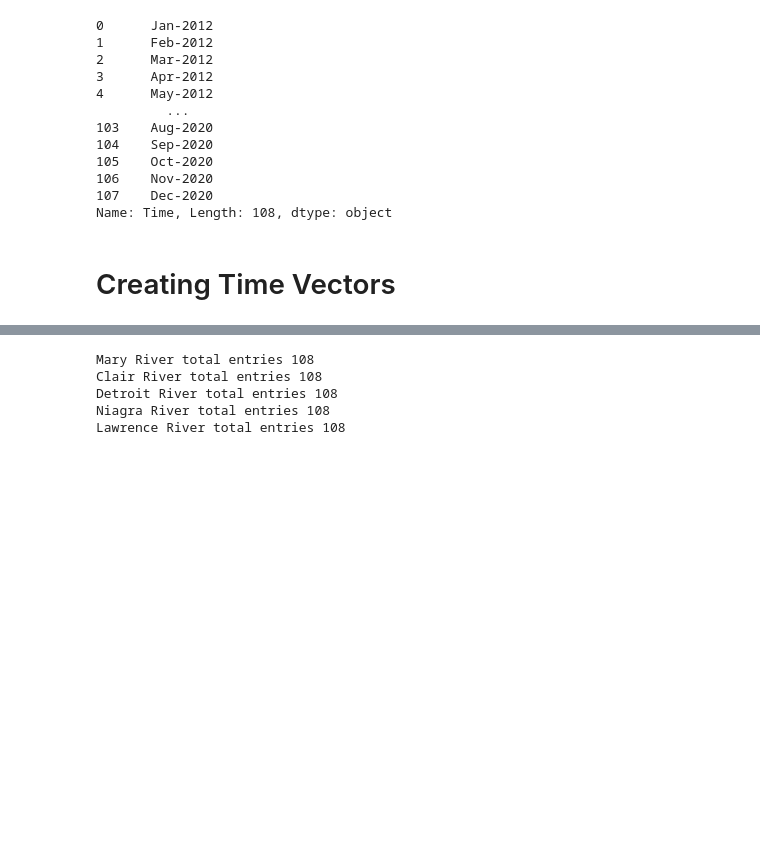
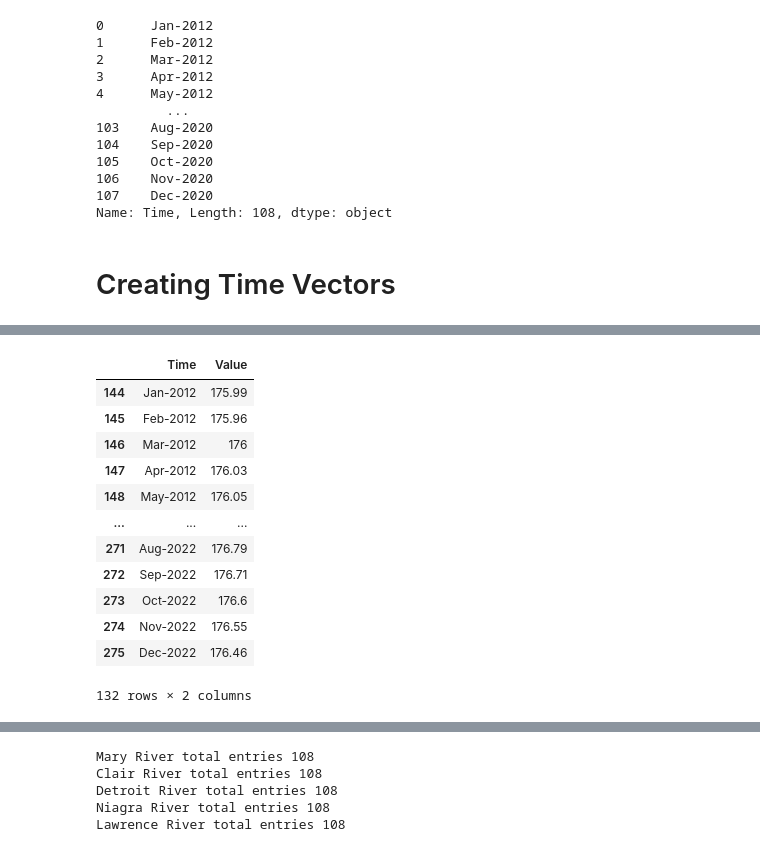
Before and after one commit to healeyq3/MCM2024, a Jupyter notebook: Data-Processing/lake_data_v1.ipynb, the cells around one changed output, grey strips where cells are left out. Saved outputs shown, nothing was run; the diff lists cells and outputs as text; code cells hidden in the pictures; blank space fills up the shorter version.

```diff
--- a/Data-Processing/lake_data_v1.ipynb
+++ b/Data-Processing/lake_data_v1.ipynb
@@ -393,0 +410,16 @@ Name: Time, Length: 108, dtype: object
+# %%
+michiganHuronDepth.iloc[144:, :]
+# %% [output]
+|  | Time | Value |
+| 144 | Jan-2012 | 175.99 |
+| 145 | Feb-2012 | 175.96 |
+| 146 | Mar-2012 | 176 |
+| 147 | Apr-2012 | 176.03 |
+| 148 | May-2012 | 176.05 |
+| ... | ... | ... |
+| 271 | Aug-2022 | 176.79 |
+| 272 | Sep-2022 | 176.71 |
+| 273 | Oct-2022 | 176.6 |
+| 274 | Nov-2022 | 176.55 |
+| 275 | Dec-2022 | 176.46 |
+132 rows × 2 columns
```
Also changed, not shown: parts of 8 cells of this notebook, 4 other files.
